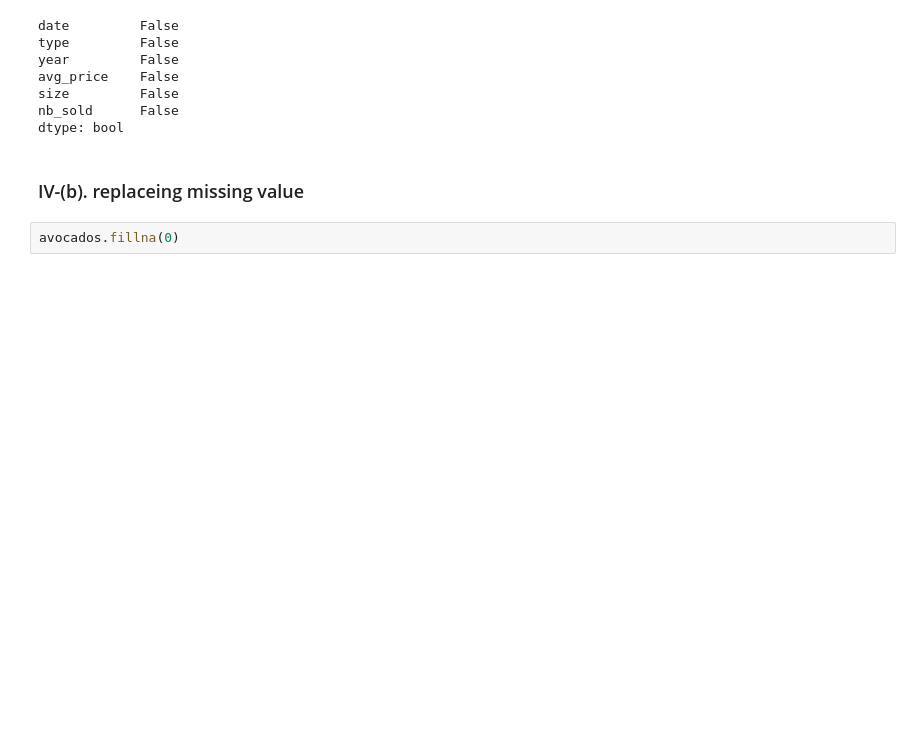
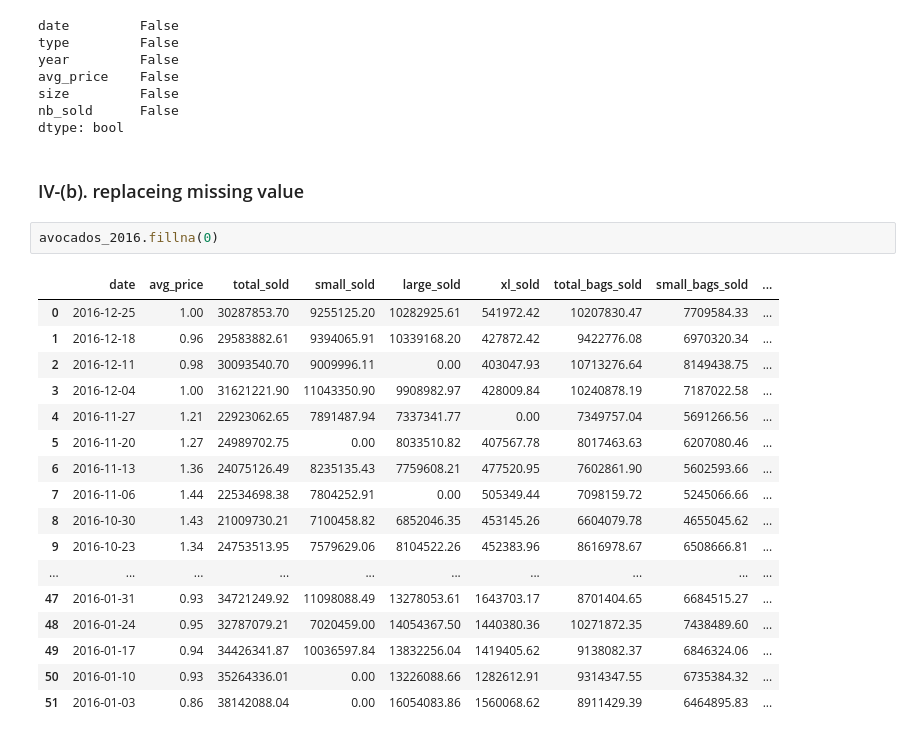
Before and after one commit to cheerchung/Avocados-Sales, a Jupyter notebook: avocados_sales/avocados sales.ipynb, the cells around one changed output. Drawn from its saved outputs; the diff is of its cells as text; blank space fills up the shorter version.

```diff
--- a/avocados_sales/avocados sales.ipynb
+++ b/avocados_sales/avocados sales.ipynb
@@ -168,4 +168,22 @@ dtype: bool
 # %% [markdown]
 ### IV-(b). replaceing missing value
 # %%
-avocados.fillna(0)
+avocados_2016.fillna(0)
+# %% [output]
+|  | date | avg_price | total_sold | small_sold | large_sold | xl_sold | total_bags_sold | small_bags_sold | ... |
+| 0 | 2016-12-25 | 1.00 | 30287853.70 | 9255125.20 | 10282925.61 | 541972.42 | 10207830.47 | 7709584.33 | ... |
+| 1 | 2016-12-18 | 0.96 | 29583882.61 | 9394065.91 | 10339168.20 | 427872.42 | 9422776.08 | 6970320.34 | ... |
+| 2 | 2016-12-11 | 0.98 | 30093540.70 | 9009996.11 | 0.00 | 403047.93 | 10713276.64 | 8149438.75 | ... |
+| 3 | 2016-12-04 | 1.00 | 31621221.90 | 11043350.90 | 9908982.97 | 428009.84 | 10240878.19 | 7187022.58 | ... |
+| 4 | 2016-11-27 | 1.21 | 22923062.65 | 7891487.94 | 7337341.77 | 0.00 | 7349757.04 | 5691266.56 | ... |
+| 5 | 2016-11-20 | 1.27 | 24989702.75 | 0.00 | 8033510.82 | 407567.78 | 8017463.63 | 6207080.46 | ... |
+| 6 | 2016-11-13 | 1.36 | 24075126.49 | 8235135.43 | 7759608.21 | 477520.95 | 7602861.90 | 5602593.66 | ... |
+| 7 | 2016-11-06 | 1.44 | 22534698.38 | 7804252.91 | 0.00 | 505349.44 | 7098159.72 | 5245066.66 | ... |
+| 8 | 2016-10-30 | 1.43 | 21009730.21 | 7100458.82 | 6852046.35 | 453145.26 | 6604079.78 | 4655045.62 | ... |
+| 9 | 2016-10-23 | 1.34 | 24753513.95 | 7579629.06 | 8104522.26 | 452383.96 | 8616978.67 | 6508666.81 | ... |
+| ... | ... | ... | ... | ... | ... | ... | ... | ... | ... |
+| 47 | 2016-01-31 | 0.93 | 34721249.92 | 11098088.49 | 13278053.61 | 1643703.17 | 8701404.65 | 6684515.27 | ... |
+| 48 | 2016-01-24 | 0.95 | 32787079.21 | 7020459.00 | 14054367.50 | 1440380.36 | 10271872.35 | 7438489.60 | ... |
+| 49 | 2016-01-17 | 0.94 | 34426341.87 | 10036597.84 | 13832256.04 | 1419405.62 | 9138082.37 | 6846324.06 | ... |
+| 50 | 2016-01-10 | 0.93 | 35264336.01 | 0.00 | 13226088.66 | 1282612.91 | 9314347.55 | 6735384.32 | ... |
+| 51 | 2016-01-03 | 0.86 | 38142088.04 | 0.00 | 16054083.86 | 1560068.62 | 8911429.39 | 6464895.83 | ... |
```
Also changed, not shown: parts of 1 cell of this notebook.
